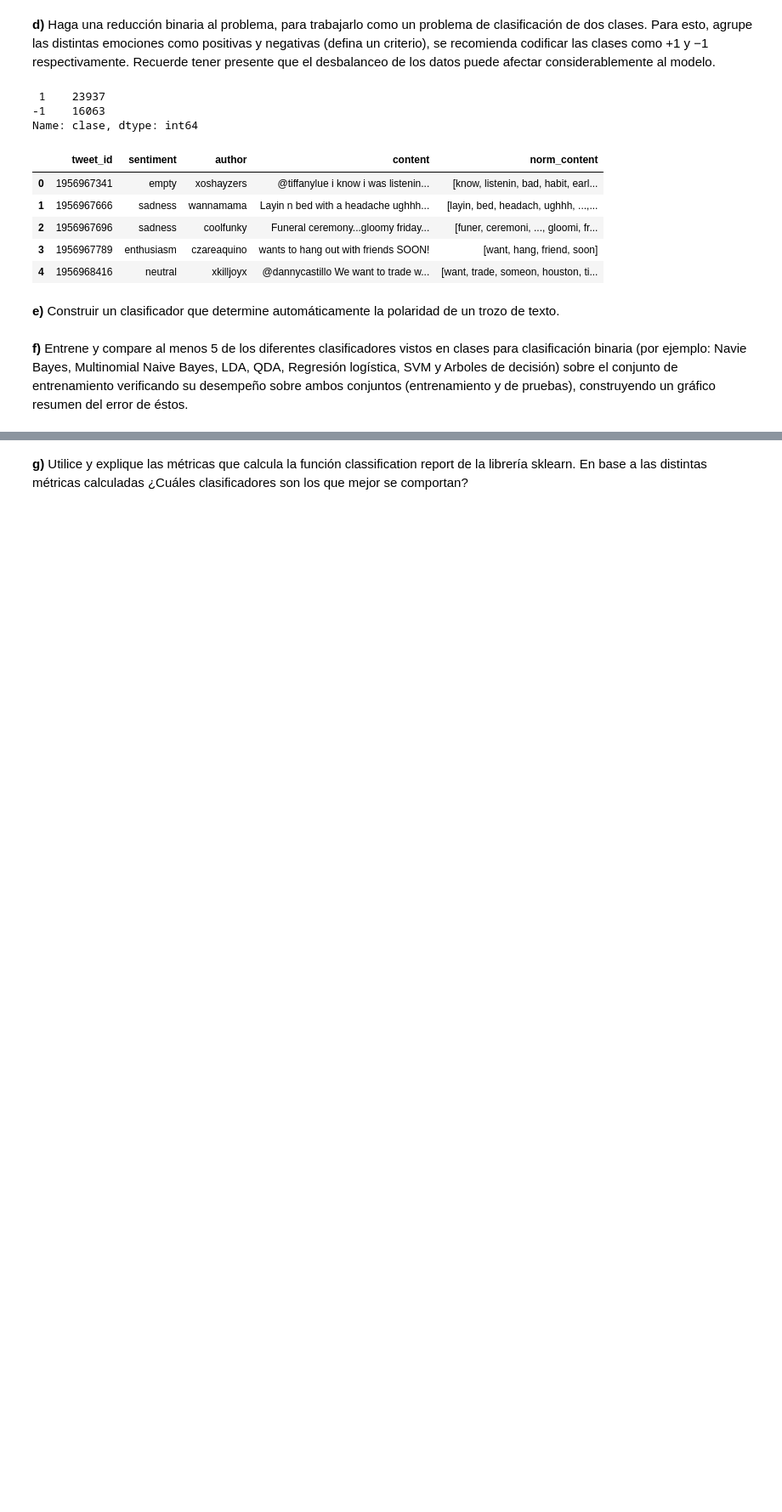
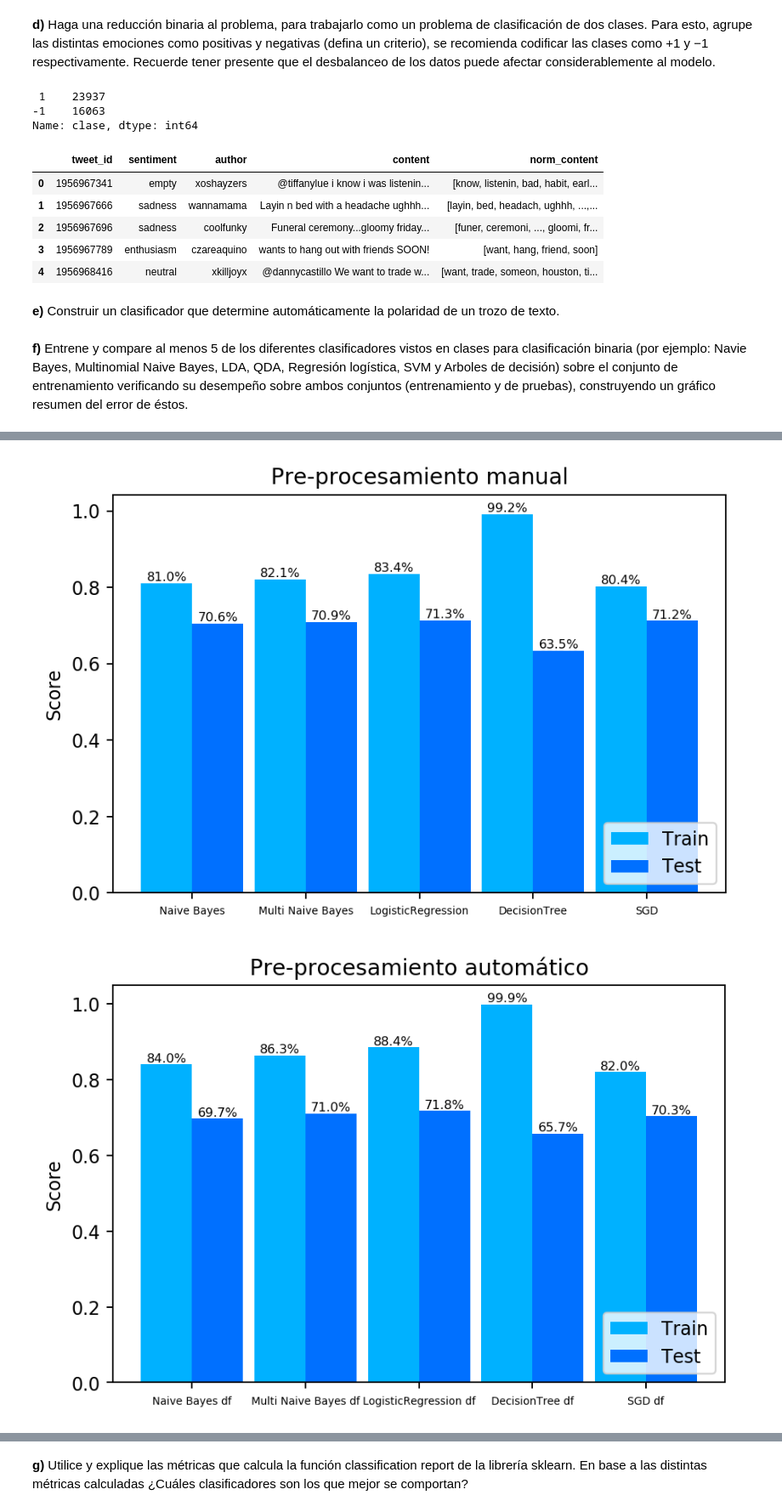
Before and after one commit to TareasJF/INF393, a Jupyter notebook: T2/Tarea2.ipynb, the cells around one changed output, grey strips where cells are left out. Shown at 85% size. Saved outputs shown, nothing was run; the diff lists cells and outputs as text; code cells hidden in the pictures; blank space fills up the shorter version.

```diff
--- a/T2/Tarea2.ipynb
+++ b/T2/Tarea2.ipynb
@@ -472,8 +478,5 @@ Naive Bayes df scores:   train: 0.840    test: 0.697
 # %%
 from sklearn.naive_bayes import MultinomialNB
-multi_naive_bayes = train(MultinomialNB(), X_train, df_train['clase'], X_test, df_test['clase'])
-multi_naive_bayes_df = train(MultinomialNB(), X_train_df, df_train_df['clase'], X_test_df, df_test['clase'])
-
-print("Multi Naive Bayes scores:    \t train: %.3f \t test: %.3f"%(multi_naive_bayes[1],multi_naive_bayes[2]))
-print("Multi Naive Bayes df scores: \t train: %.3f \t test: %.3f"%(multi_naive_bayes_df[1],multi_naive_bayes_df[2]))
+multi_naive_bayes = train("Multi Naive Bayes",MultinomialNB(), X_train, df_train['clase'], X_test, df_test['clase'])
+multi_naive_bayes_df = train("Multi Naive Bayes df", MultinomialNB(), X_train_df, df_train_df['clase'], X_test_df, df_test['clase'])
 # %% [output]
@@ -482,8 +485,5 @@ Multi Naive Bayes df scores:     train: 0.863    test: 0.710
 # %%
 from sklearn.linear_model import LogisticRegression
-logistic = train(LogisticRegression(), X_train, df_train['clase'], X_test, df_test['clase'])
-logistic_df = train(LogisticRegression(), X_train_df, df_train_df['clase'], X_test_df, df_test['clase'])
-
-print("LogisticRegression scores:    \t train: %.3f \t test: %.3f"%(logistic[1],logistic[2]))
-print("LogisticRegression df scores: \t train: %.3f \t test: %.3f"%(logistic_df[1],logistic_df[2]))
+logistic = train("LogisticRegression",LogisticRegression(), X_train, df_train['clase'], X_test, df_test['clase'])
+logistic_df = train("LogisticRegression df",LogisticRegression(), X_train_df, df_train_df['clase'], X_test_df, df_test['clase'])
 # %% [output]
@@ -492,8 +492,5 @@ LogisticRegression df scores:    train: 0.884    test: 0.718
 # %%
 from sklearn.tree import DecisionTreeClassifier
-decision_tree = train(DecisionTreeClassifier(), X_train, df_train['clase'], X_test, df_test['clase'])
-decision_tree_df = train(DecisionTreeClassifier(), X_train_df, df_train_df['clase'], X_test_df, df_test['clase'])
-
-print("DecisionTree scores:    \t train: %.3f \t test: %.3f"%(decision_tree[1],decision_tree[2]))
-print("DecisionTree df scores: \t train: %.3f \t test: %.3f"%(decision_tree_df[1],decision_tree_df[2]))
+decision_tree = train("DecisionTree",DecisionTreeClassifier(), X_train, df_train['clase'], X_test, df_test['clase'])
+decision_tree_df = train("DecisionTree df",DecisionTreeClassifier(), X_train_df, df_train_df['clase'], X_test_df, df_test['clase'])
 # %% [output]
@@ -501,9 +498,6 @@ DecisionTree scores:             train: 0.997    test: 0.667
 DecisionTree df scores:          train: 0.999    test: 0.657
 # %%
 from sklearn.linear_model import SGDClassifier
-gradient_descent = train(SGDClassifier(max_iter=5,tol=None), X_train, df_train['clase'], X_test, df_test['clase'])
-gradient_descent_df = train(SGDClassifier(max_iter=5,tol=None), X_train_df, df_train_df['clase'], X_test_df, df_test['clase'])
-
-print("SGD scores:    \t train: %.3f \t test: %.3f"%(gradient_descent[1],gradient_descent[2]))
-print("SGD df scores: \t train: %.3f \t test: %.3f"%(gradient_descent_df[1],gradient_descent_df[2]))
+gradient_descent = train("SGD",SGDClassifier(max_iter=5,tol=None), X_train, df_train['clase'], X_test, df_test['clase'])
+gradient_descent_df = train("SGD df",SGDClassifier(max_iter=5,tol=None), X_train_df, df_train_df['clase'], X_test_df, df_test['clase'])
 # %% [output]
@@ -556,0 +542,6 @@ plt.show()
+# %%
+plot_scores("Pre-procesamiento manual",[naive_bayes, multi_naive_bayes, logistic, decision_tree, gradient_descent])
+plot_scores("Pre-procesamiento automático",[naive_bayes_df, multi_naive_bayes_df, logistic_df, decision_tree_df, gradient_descent_df])
+# %% [output]
+[figure, added]
+[figure, added]
```
Also changed, not shown: parts of 25 cells of this notebook.
